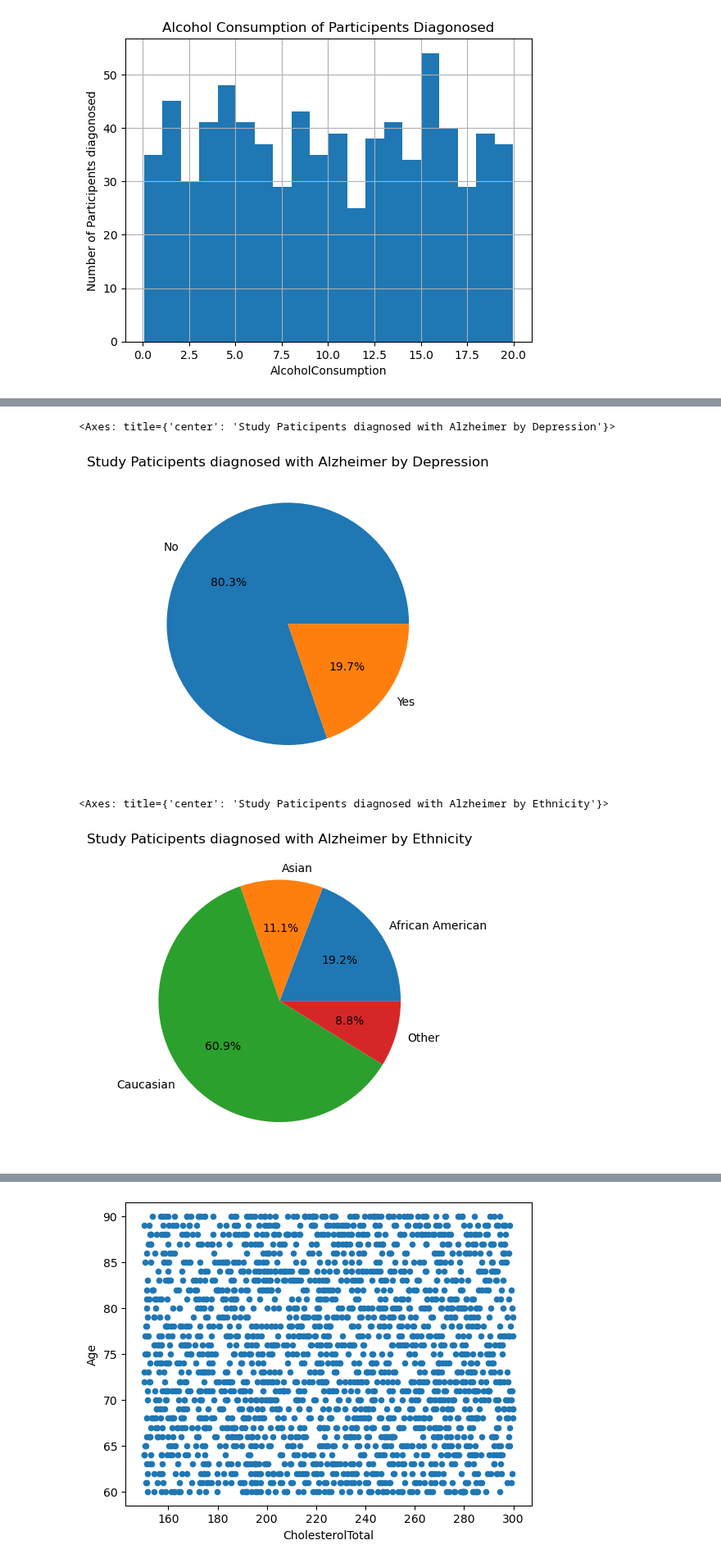
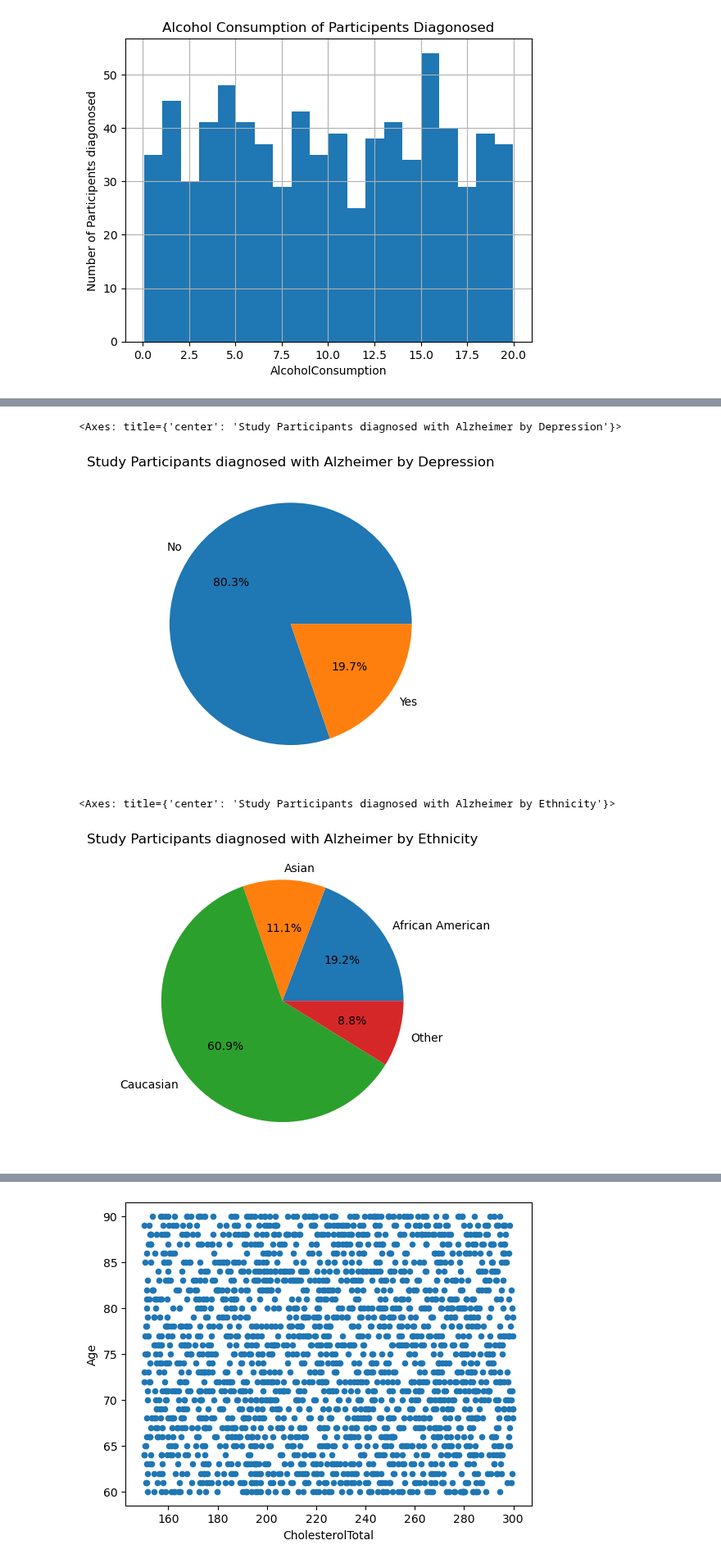
Before and after one commit to rutgers-bootcamp-team-5/project-4, a Jupyter notebook: dev/DataVisualization_Bala.ipynb, the cells around one changed output, grey strips where cells are left out. Shown at 82% size. Saved outputs shown, nothing was run; the diff lists cells and outputs as text; code cells hidden in the pictures.

```diff
--- a/dev/DataVisualization_Bala.ipynb
+++ b/dev/DataVisualization_Bala.ipynb
@@ -237,12 +237,12 @@ data_Diagnosed.groupby('BehavioralProblems')['PatientID'].count().plot.pie(autop
 [figure]
 # %%
-data_Diagnosed.groupby('Depression')['PatientID'].count().plot.pie(autopct='%1.1f%%', title = 'Study Paticipents diagnosed with Alzheimer by Depression',ylabel = "")
+data_Diagnosed.groupby('Depression')['PatientID'].count().plot.pie(autopct='%1.1f%%', title = 'Study Participants diagnosed with Alzheimer by Depression',ylabel = "")
 # %% [output]
-<Axes: title={'center': 'Study Paticipents diagnosed with Alzheimer by Depression'}>
+<Axes: title={'center': 'Study Participants diagnosed with Alzheimer by Depression'}>
-[figure, old version]
+[figure, new version]
 # %%
-data_Diagnosed.groupby('Ethnicity')['PatientID'].count().plot.pie(autopct='%1.1f%%', title = 'Study Paticipents diagnosed with Alzheimer by Ethnicity',ylabel = "")
+data_Diagnosed.groupby('Ethnicity')['PatientID'].count().plot.pie(autopct='%1.1f%%', title = 'Study Participants diagnosed with Alzheimer by Ethnicity',ylabel = "")
 # %% [output]
-<Axes: title={'center': 'Study Paticipents diagnosed with Alzheimer by Ethnicity'}>
+<Axes: title={'center': 'Study Participants diagnosed with Alzheimer by Ethnicity'}>
-[figure, old version]
+[figure, new version]
 # %%
```
Also changed, not shown: parts of 9 cells of this notebook.
